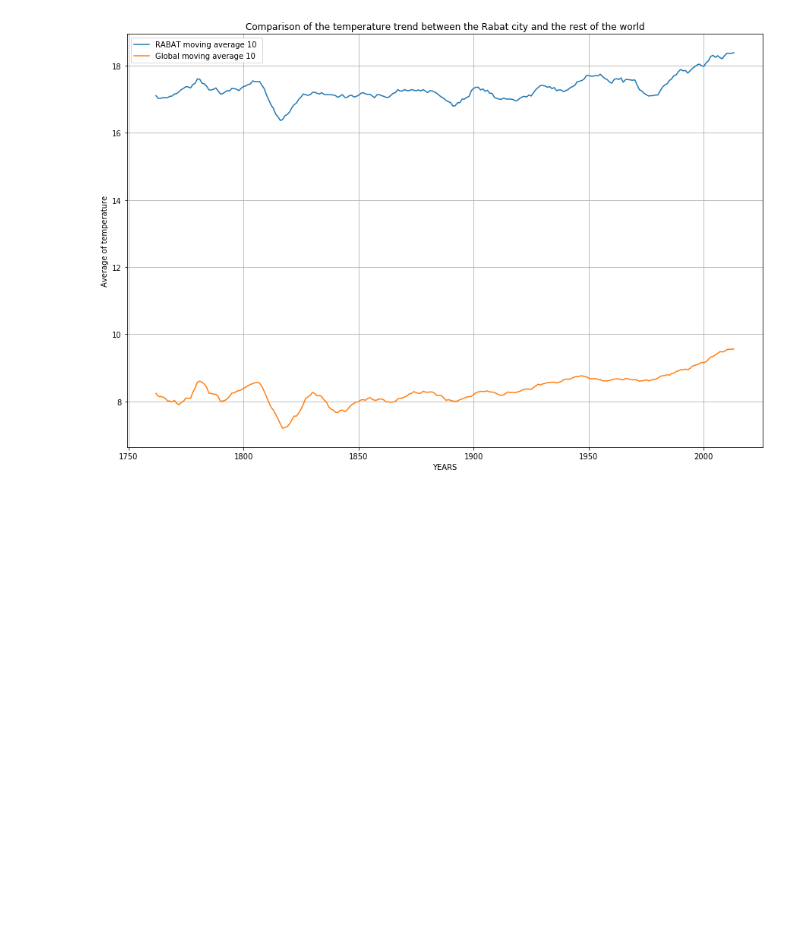
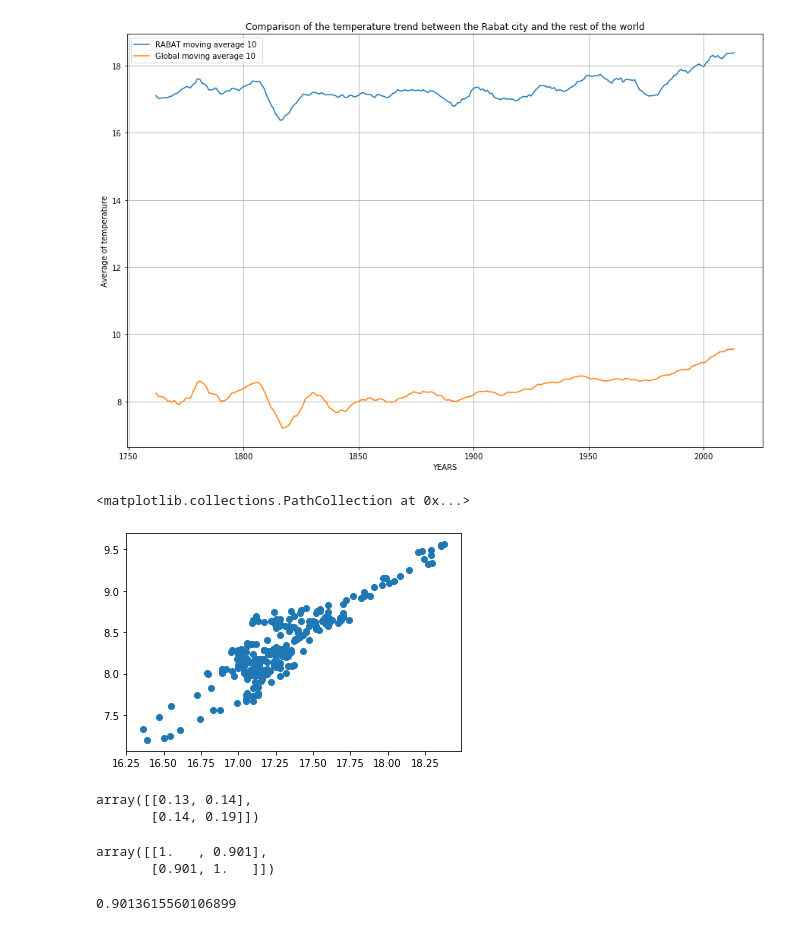
Before and after one commit to pxotmane/A-B-Testing-project, a Jupyter notebook: project_MA_10.ipynb, the cells around one changed output. Saved outputs shown, nothing was run; the diff lists cells and outputs as text; code cells hidden in the pictures; blank space fills up the shorter version.

```diff
--- a/project_MA_10.ipynb
+++ b/project_MA_10.ipynb
@@ -168,0 +89,20 @@ plt.legend(loc=2)
+# %%
+plt.scatter(Rabat_MA, Global_MA)
+# %% [output]
+<matplotlib.collections.PathCollection at 0x...>
+[figure, added]
+# %%
+cov(Rabat_MA.iloc[9:], Global_MA.iloc[9:]).round(2)
+# %% [output]
+array([[0.13, 0.14],
+       [0.14, 0.19]])
+# %%
+np.corrcoef(Rabat_MA.iloc[9:], Global_MA.iloc[9:]).round(3)
+# %% [output]
+array([[1.   , 0.901],
+       [0.901, 1.   ]])
+# %%
+corr, _ = pearsonr(Rabat_MA.iloc[9:], Global_MA.iloc[9:])
+corr
+# %% [output]
+0.9013615560106899
```
Also changed, not shown: parts of 37 cells of this notebook.
